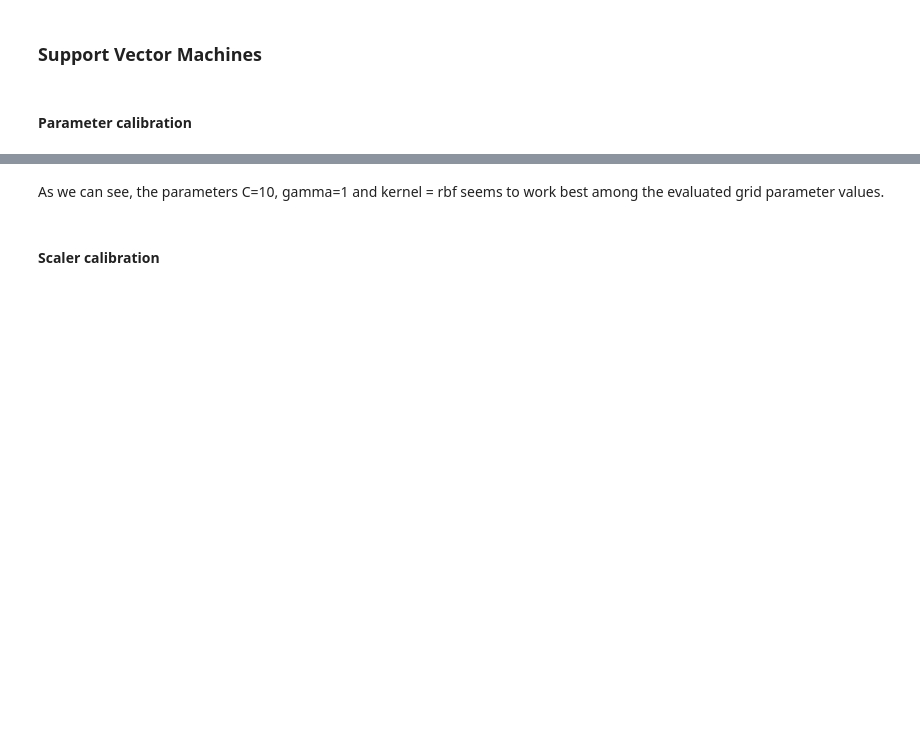
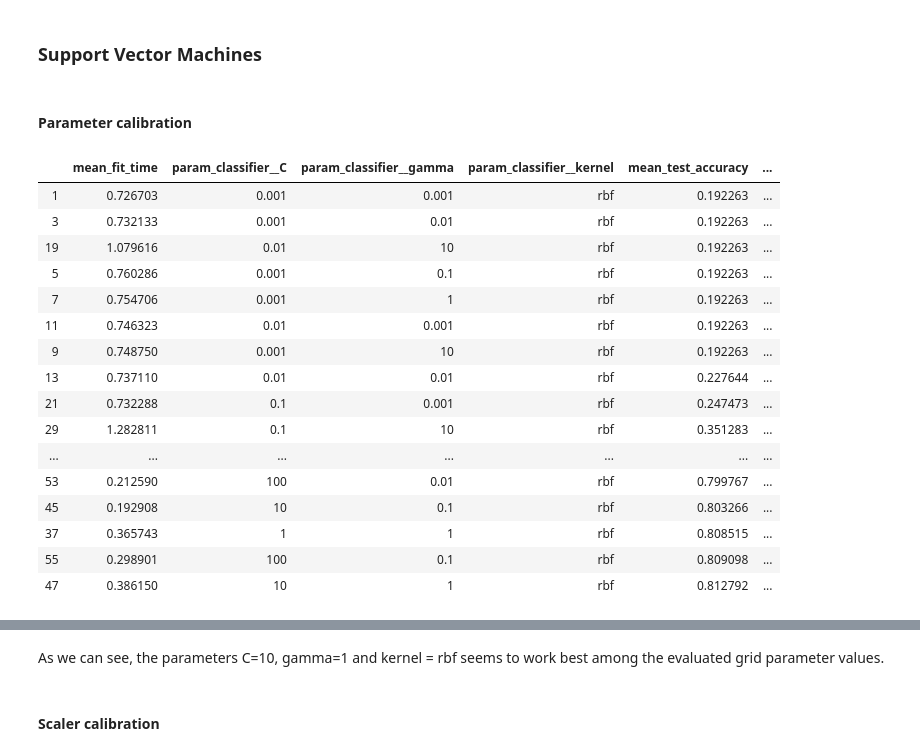
Before and after one commit to bognarpeter/BI2019W-G53, a Jupyter notebook: Assignment_2/B/assignment2.ipynb, the cells around one changed output, grey strips where cells are left out. Cells and saved outputs as stored; diff of their text form; code cells hidden in the pictures; blank space fills up the shorter version.

```diff
--- a/Assignment_2/B/assignment2.ipynb
+++ b/Assignment_2/B/assignment2.ipynb
@@ -1069,7 +1104,29 @@ def svc_param_selection(X, y, nfolds):
                                refit = 'f1_weighted', # For multi-metric scoring, the parameter refit must be set to a scorer key or a callable to refit an estimator with the best parameter setting on the whole data and make the best_* attributes available for that metric. If this is not needed, refit should be set to False explicitly. True was passed.
                                cv=nfolds)
     grid_search.fit(X, y) # Run fit with all sets of parameters
-    return grid_search.best_params_
+    return grid_search.best_params_, grid_search.cv_results_
 
-parameters = svc_param_selection(X,Y,10)
-print(parameters)
+results_SVM = svc_param_selection(X,Y,10)
+# %%
+results_parameters_SVM = pd.DataFrame.from_dict(results_SVM[1])
+results_parameters_SVM = results_parameters_SVM[['mean_fit_time', 'param_classifier__C', 'param_classifier__gamma', 'param_classifier__kernel', 'mean_test_accuracy', 'mean_test_f1_weighted']].sort_values(by=['mean_test_f1_weighted'])
+parameters_SVM = results_SVM[0]
+results_parameters_SVM
+# %% [output]
+|  | mean_fit_time | param_classifier__C | param_classifier__gamma | param_classifier__kernel | mean_test_accuracy | ... |
+| 1 | 0.726703 | 0.001 | 0.001 | rbf | 0.192263 | ... |
+| 3 | 0.732133 | 0.001 | 0.01 | rbf | 0.192263 | ... |
+| 19 | 1.079616 | 0.01 | 10 | rbf | 0.192263 | ... |
+| 5 | 0.760286 | 0.001 | 0.1 | rbf | 0.192263 | ... |
+| 7 | 0.754706 | 0.001 | 1 | rbf | 0.192263 | ... |
+| 11 | 0.746323 | 0.01 | 0.001 | rbf | 0.192263 | ... |
+| 9 | 0.748750 | 0.001 | 10 | rbf | 0.192263 | ... |
+| 13 | 0.737110 | 0.01 | 0.01 | rbf | 0.227644 | ... |
+| 21 | 0.732288 | 0.1 | 0.001 | rbf | 0.247473 | ... |
+| 29 | 1.282811 | 0.1 | 10 | rbf | 0.351283 | ... |
+| ... | ... | ... | ... | ... | ... | ... |
+| 53 | 0.212590 | 100 | 0.01 | rbf | 0.799767 | ... |
+| 45 | 0.192908 | 10 | 0.1 | rbf | 0.803266 | ... |
+| 37 | 0.365743 | 1 | 1 | rbf | 0.808515 | ... |
+| 55 | 0.298901 | 100 | 0.1 | rbf | 0.809098 | ... |
+| 47 | 0.386150 | 10 | 1 | rbf | 0.812792 | ... |
```
Also changed, not shown: parts of 10 cells of this notebook, 1 other file.
